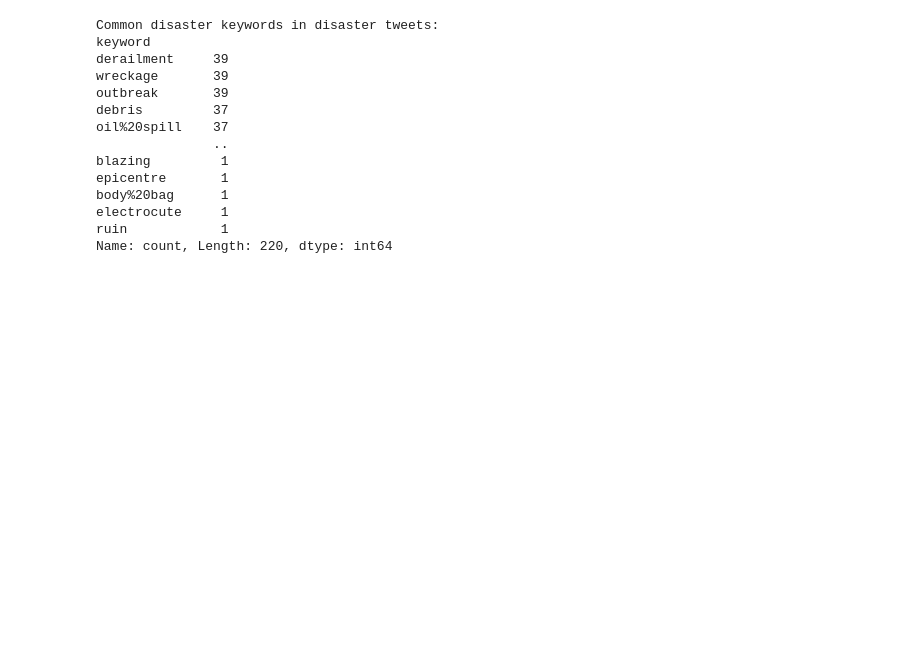
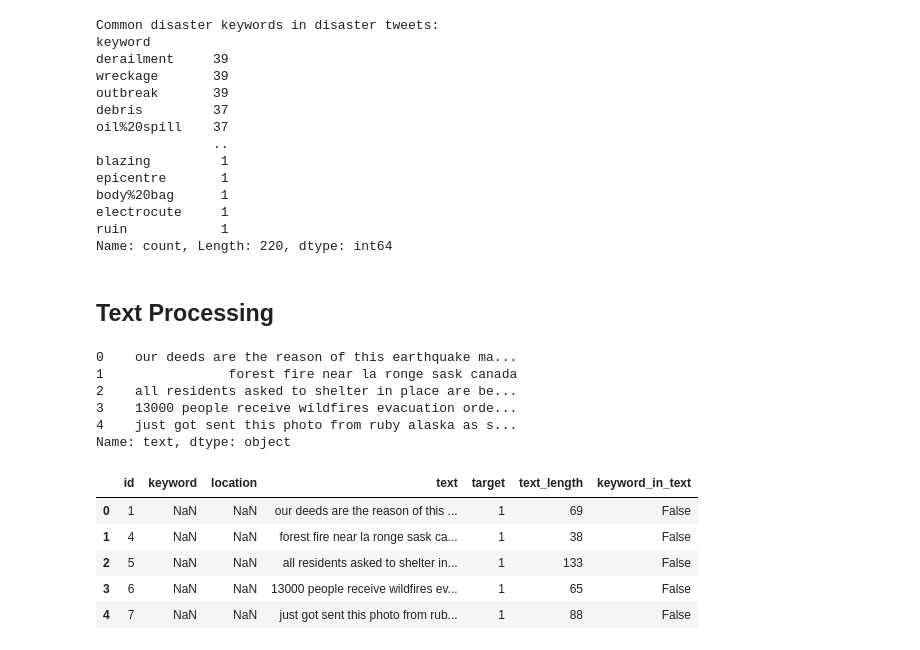
Before and after one commit to mal0101/Kaggle-Submissions, a Jupyter notebook: NLP-With-Disaster-Tweets/notebook.ipynb, the cells around one changed output. Cells and saved outputs as stored; diff of their text form; code cells hidden in the pictures; blank space fills up the shorter version.

Commit message:
currently workin on text processing (unfinished)

```diff
--- a/NLP-With-Disaster-Tweets/notebook.ipynb
+++ b/NLP-With-Disaster-Tweets/notebook.ipynb
@@ -140,3 +140,35 @@ body%20bag      1
 electrocute     1
 ruin            1
 Name: count, Length: 220, dtype: int64
+# %% [markdown]
+## Text Processing
+# %%
+# Clean tweets (text) and keywords by removing any urls, mentions, hashtags, non-alphabetic chars and even stopwords and convert everything to lowercase
+import string
+tweet['text'] = tweet['text'].str.replace(r'http\S+|www\S+|https\S+', '', case=False)
+tweet['text'] = tweet['text'].str.replace(r'@\w+', '', case=False)
+tweet['text'] = tweet['text'].str.replace(r'#\w+', '', case=False)
+tweet['text'] = tweet['text'].str.replace(r'[^a-zA-Z\s]', '', case=False)
+tweet['text'] = tweet['text'].str.replace(r'\s+', ' ', case=False)
+tweet['text'] = tweet['text'].str.replace('#', '', case=False)
+tweet['text'] = tweet['text'].str.replace("'", '', case=False)
+tweet['text'] = tweet['text'].str.translate(str.maketrans('', '', string.punctuation))
+tweet['text'] = tweet['text'].str.strip()
+tweet['text'] = tweet['text'].str.lower()
+tweet['text'].head(5)
+# %% [output]
+0    our deeds are the reason of this earthquake ma...
+1                forest fire near la ronge sask canada
+2    all residents asked to shelter in place are be...
+3    13000 people receive wildfires evacuation orde...
+4    just got sent this photo from ruby alaska as s...
+Name: text, dtype: object
+# %%
+tweet.head()
+# %% [output]
+|  | id | keyword | location | text | target | text_length | keyword_in_text |
+| 0 | 1 | NaN | NaN | our deeds are the reason of this ... | 1 | 69 | False |
+| 1 | 4 | NaN | NaN | forest fire near la ronge sask ca... | 1 | 38 | False |
+| 2 | 5 | NaN | NaN | all residents asked to shelter in... | 1 | 133 | False |
+| 3 | 6 | NaN | NaN | 13000 people receive wildfires ev... | 1 | 65 | False |
+| 4 | 7 | NaN | NaN | just got sent this photo from rub... | 1 | 88 | False |
```
Also changed, not shown: parts of 1 cell of this notebook.
